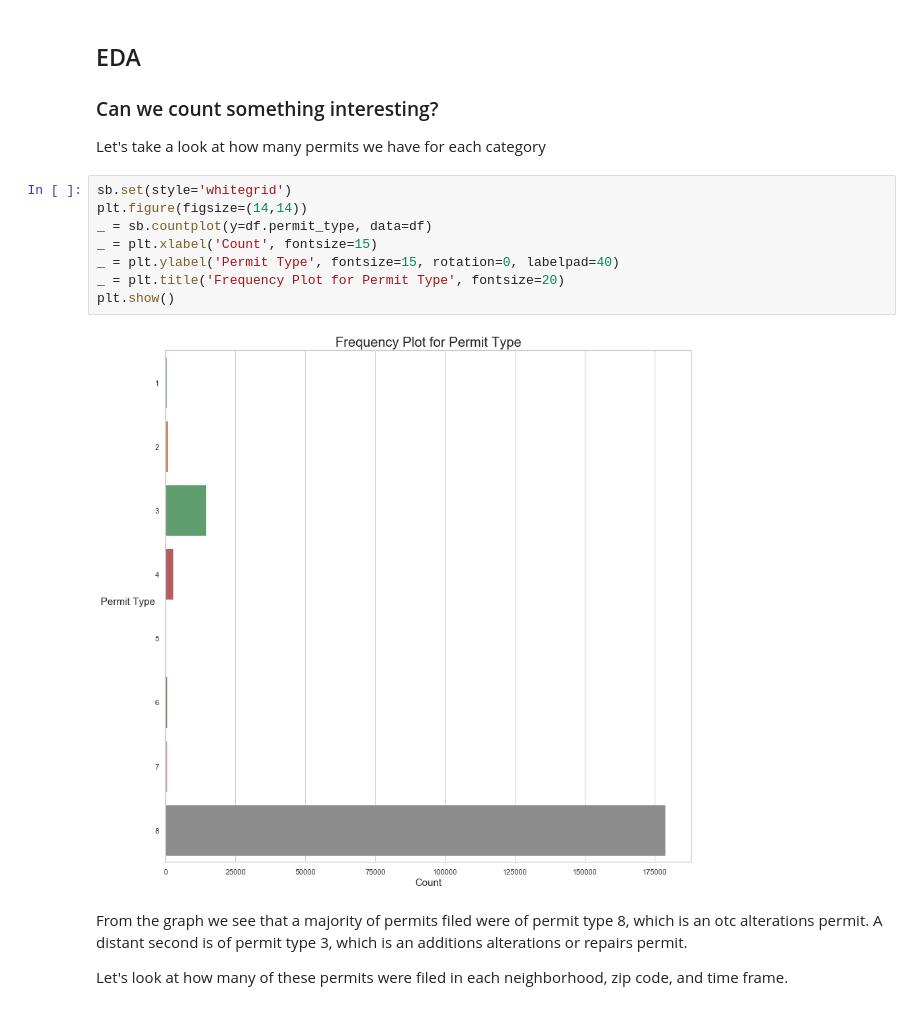
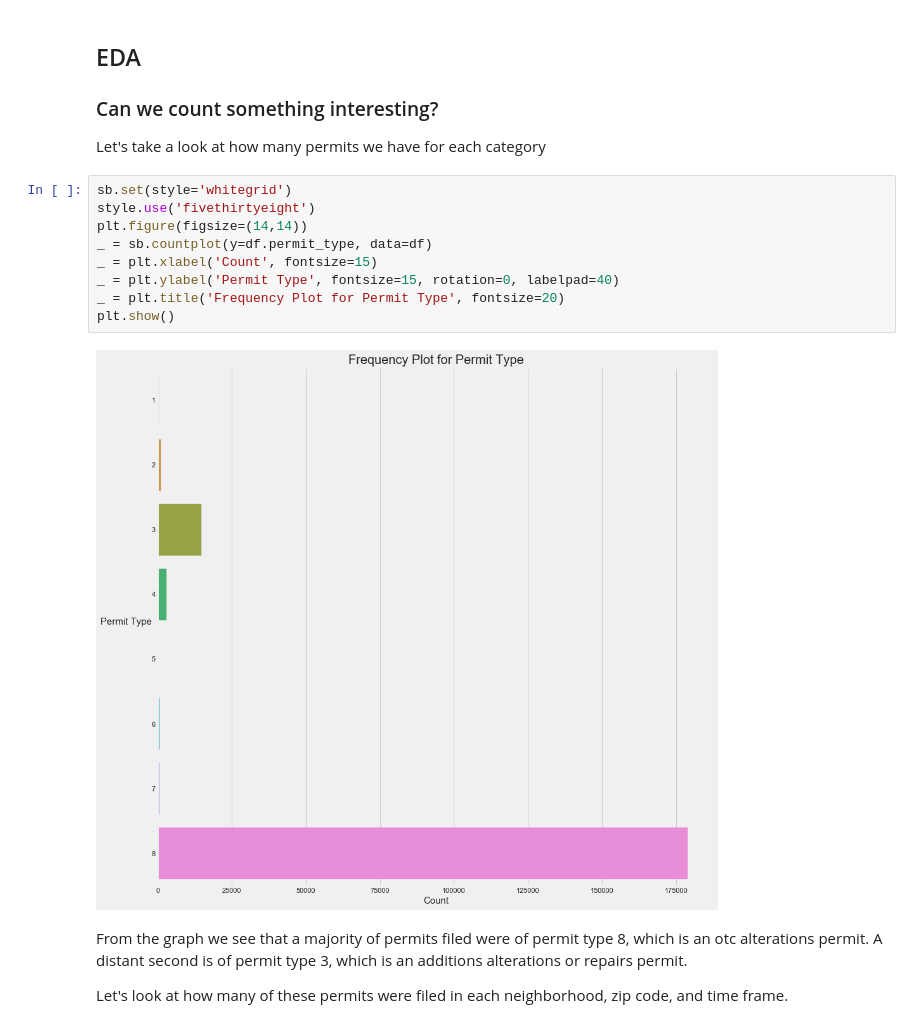
Before and after one commit to hershcode/Springboard, a Jupyter notebook: Capstone_1/EDA_SF_Building_Permits.ipynb, the cells around one changed output. Drawn from its saved outputs; the diff is of its cells as text.

```diff
--- a/Capstone_1/EDA_SF_Building_Permits.ipynb
+++ b/Capstone_1/EDA_SF_Building_Permits.ipynb
@@ -45,14 +46,15 @@ to_category(columns=columns, dataframe=df)
 Let's take a look at how many permits we have for each category
 # %%
 sb.set(style='whitegrid')
+style.use('fivethirtyeight')
 plt.figure(figsize=(14,14))
 _ = sb.countplot(y=df.permit_type, data=df)
 _ = plt.xlabel('Count', fontsize=15)
 _ = plt.ylabel('Permit Type', fontsize=15, rotation=0, labelpad=40)
 _ = plt.title('Frequency Plot for Permit Type', fontsize=20)
 plt.show()
 # %% [output]
-[figure, old version]
+[figure, new version]
 # %% [markdown]
 From the graph we see that a majority of permits filed were of permit type 8, which is an otc alterations permit. A distant second is of permit type 3, which is an additions alterations or repairs permit.
 
```
Also changed, not shown: parts of 48 cells of this notebook.
